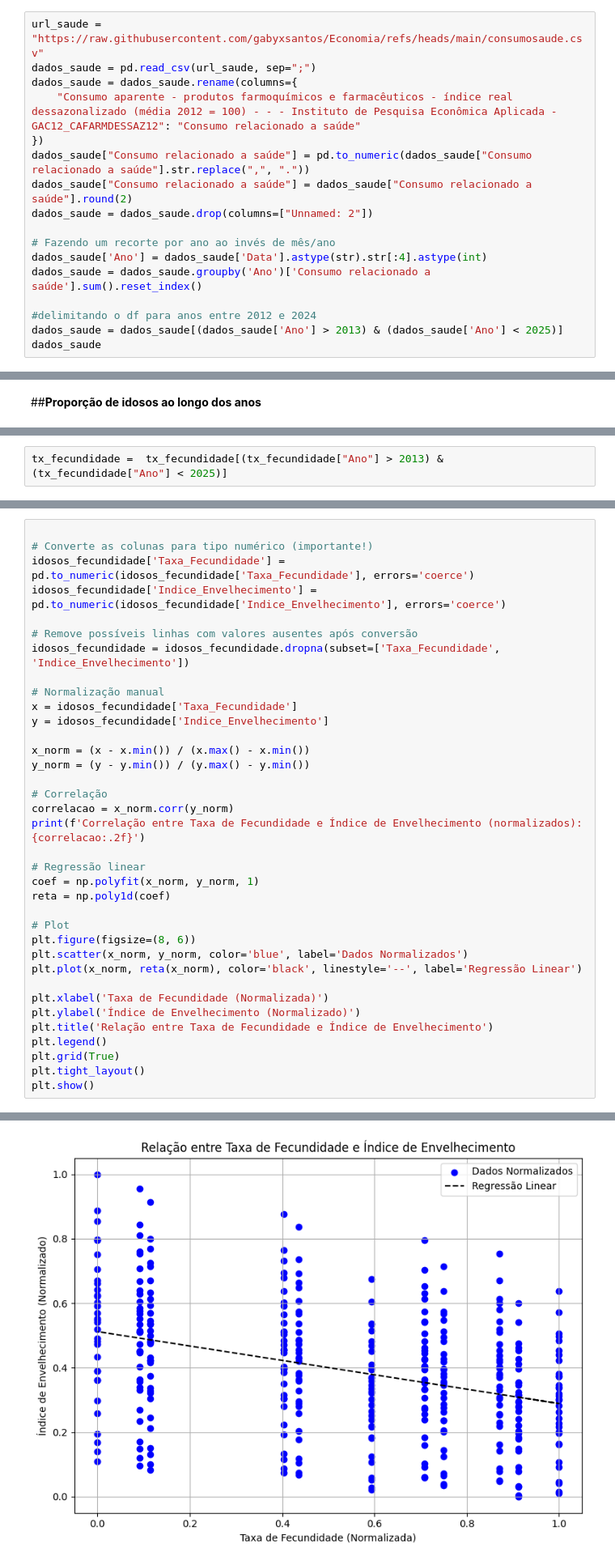
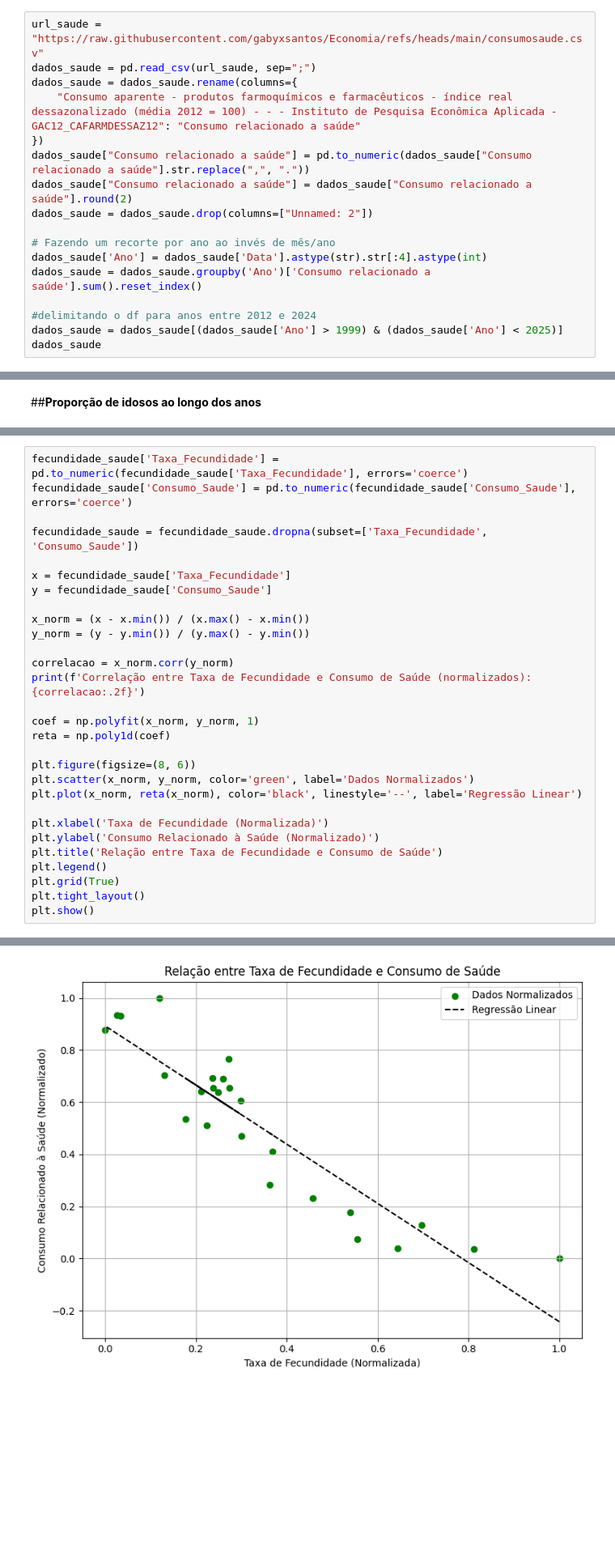
Before and after one commit to gabyxsantos/Economia, a Jupyter notebook: atualizandodf.ipynb, the cells around one changed output, grey strips where cells are left out. Shown at 81% size. Cells and saved outputs as stored; diff of their text form; blank space fills up the shorter version.

```diff
--- a/atualizandodf.ipynb
+++ b/atualizandodf.ipynb
@@ -112,7 +114,7 @@ dados_saude['Ano'] = dados_saude['Data'].astype(str).str[:4].astype(int)
 dados_saude = dados_saude.groupby('Ano')['Consumo relacionado a saúde'].sum().reset_index()
 
 #delimitando o df para anos entre 2012 e 2024
-dados_saude = dados_saude[(dados_saude['Ano'] > 2013) & (dados_saude['Ano'] < 2025)]
+dados_saude = dados_saude[(dados_saude['Ano'] > 1999) & (dados_saude['Ano'] < 2025)]
 dados_saude
 # %% [output]
 |  | Ano | Consumo relacionado a saúde |
@@ -943,2 +909,0 @@ Correlação entre consumo de saúde e índice de envelhecimento: 0.29
-# %%
-tx_fecundidade =  tx_fecundidade[(tx_fecundidade["Ano"] > 2013) & (tx_fecundidade["Ano"] < 2025)]
@@ -964,35 +933,28 @@ idosos_fecundidade
 # %%
+fecundidade_saude['Taxa_Fecundidade'] = pd.to_numeric(fecundidade_saude['Taxa_Fecundidade'], errors='coerce')
+fecundidade_saude['Consumo_Saude'] = pd.to_numeric(fecundidade_saude['Consumo_Saude'], errors='coerce')
 
-# Converte as colunas para tipo numérico (importante!)
-idosos_fecundidade['Taxa_Fecundidade'] = pd.to_numeric(idosos_fecundidade['Taxa_Fecundidade'], errors='coerce')
-idosos_fecundidade['Indice_Envelhecimento'] = pd.to_numeric(idosos_fecundidade['Indice_Envelhecimento'], errors='coerce')
+fecundidade_saude = fecundidade_saude.dropna(subset=['Taxa_Fecundidade', 'Consumo_Saude'])
 
-# Remove possíveis linhas com valores ausentes após conversão
-idosos_fecundidade = idosos_fecundidade.dropna(subset=['Taxa_Fecundidade', 'Indice_Envelhecimento'])
-
-# Normalização manual
-x = idosos_fecundidade['Taxa_Fecundidade']
-y = idosos_fecundidade['Indice_Envelhecimento']
+x = fecundidade_saude['Taxa_Fecundidade']
+y = fecundidade_saude['Consumo_Saude']
 
 x_norm = (x - x.min()) / (x.max() - x.min())
 y_norm = (y - y.min()) / (y.max() - y.min())
 
-# Correlação
 correlacao = x_norm.corr(y_norm)
-print(f'Correlação entre Taxa de Fecundidade e Índice de Envelhecimento (normalizados): {correlacao:.2f}')
+print(f'Correlação entre Taxa de Fecundidade e Consumo de Saúde (normalizados): {correlacao:.2f}')
 
-# Regressão linear
 coef = np.polyfit(x_norm, y_norm, 1)
 reta = np.poly1d(coef)
 
-# Plot
 plt.figure(figsize=(8, 6))
-plt.scatter(x_norm, y_norm, color='blue', label='Dados Normalizados')
+plt.scatter(x_norm, y_norm, color='green', label='Dados Normalizados')
 plt.plot(x_norm, reta(x_norm), color='black', linestyle='--', label='Regressão Linear')
 
 plt.xlabel('Taxa de Fecundidade (Normalizada)')
-plt.ylabel('Índice de Envelhecimento (Normalizado)')
-plt.title('Relação entre Taxa de Fecundidade e Índice de Envelhecimento')
+plt.ylabel('Consumo Relacionado à Saúde (Normalizado)')
+plt.title('Relação entre Taxa de Fecundidade e Consumo de Saúde')
 plt.legend()
 plt.grid(True)
 plt.tight_layout()
@@ -1002 +964 @@ Correlação entre Taxa de Fecundidade e Índice de Envelhecimento (normalizados
-[figure, old version]
+[figure, new version]
```
Also changed, not shown: parts of 32 cells of this notebook.
